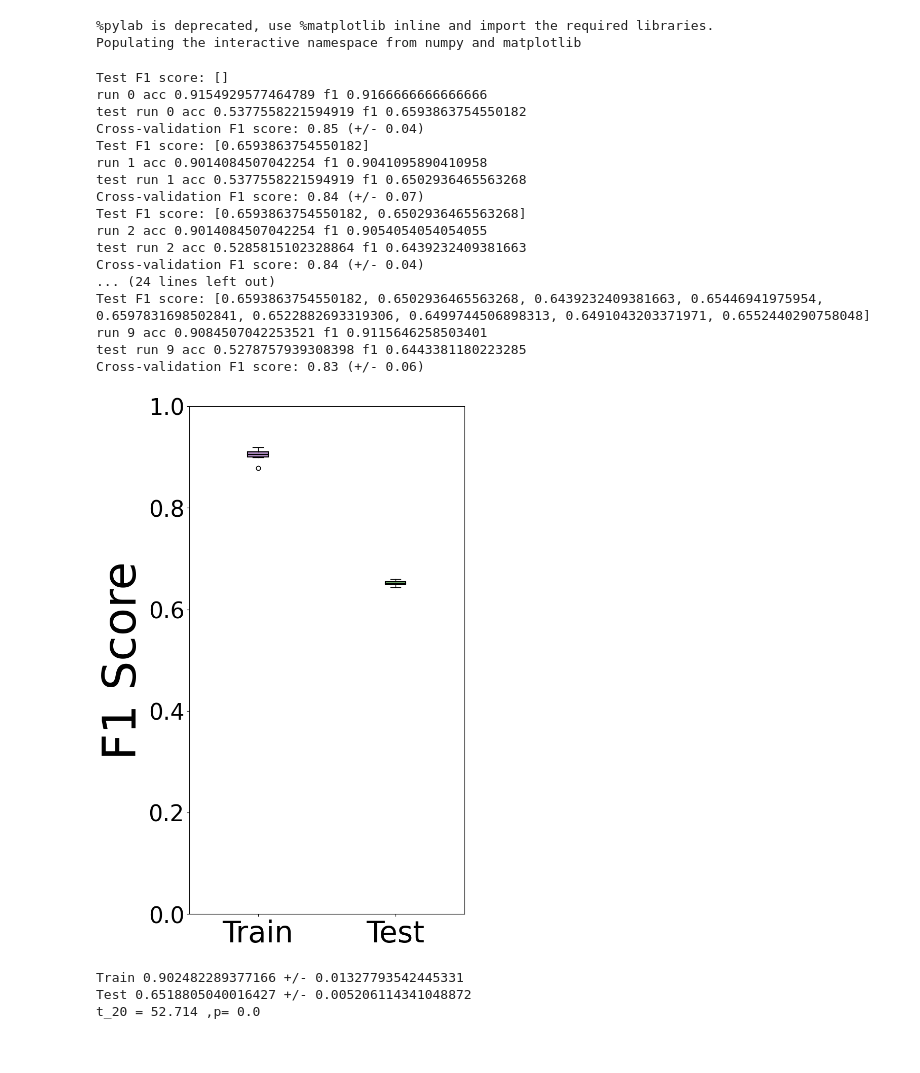
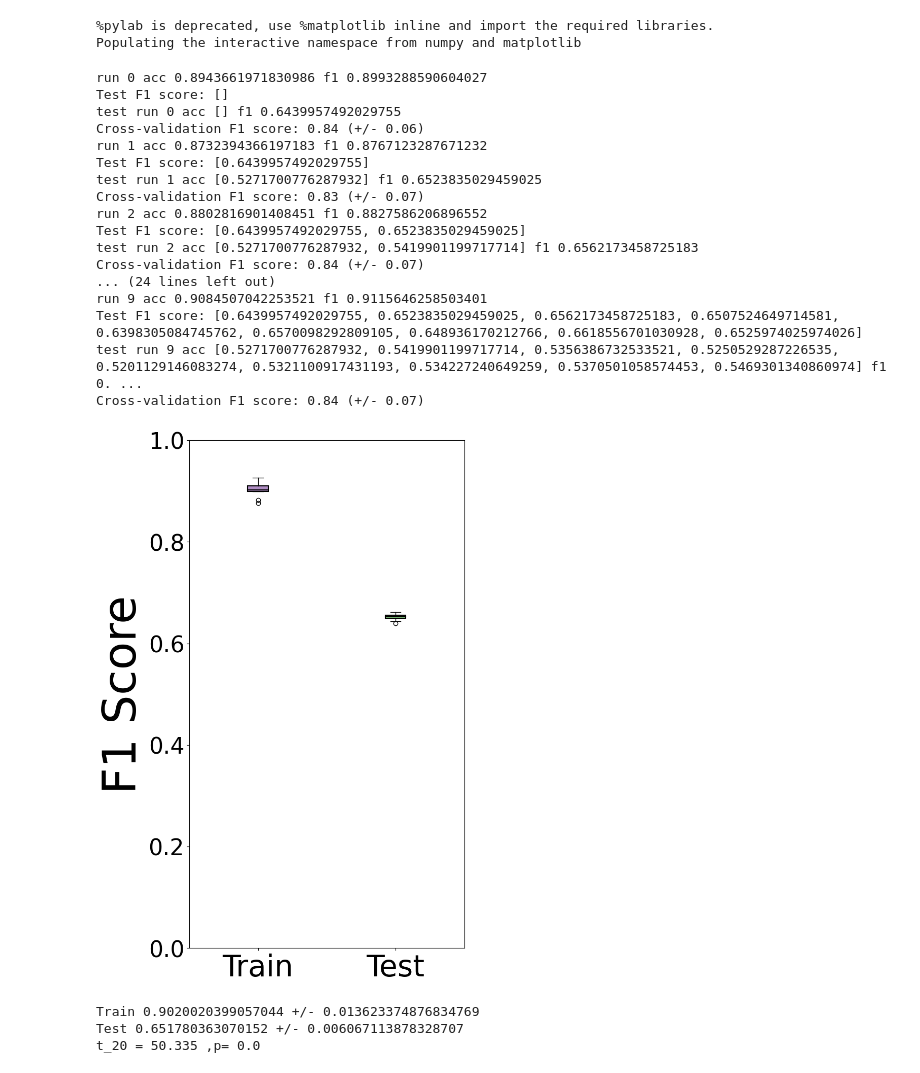
Before and after one commit to jiehyunjkim/cs410_upenn, a Jupyter notebook: experiments/RandomForest.ipynb, the cells around one changed output. Saved outputs shown, nothing was run; the diff lists cells and outputs as text; code cells hidden in the pictures.

```diff
--- a/experiments/RandomForest.ipynb
+++ b/experiments/RandomForest.ipynb
@@ -22,8 +22,11 @@ symp = np.load('/raid/mpsych/CACTAS/DATA/ESUS/symp_cropped_no_norm.npy')
 labels = np.array([0]*len(asymp) + [1]*len(symp))
 images = np.concatenate((asymp, symp))
 # %%
+train_acc = []
+test_acc = []
 train_f1 = []
 test_f1 = []
+
 for i in range(10):
     X, y = shuffle(images, labels, random_state=0)
     X_train, X_val, y_train, y_val = train_test_split(X, y, test_size=0.10, random_state=0)
@@ -41,10 +44,13 @@ for i in range(10):
 
     y_pred = rf.predict(X_val_raveled)
 
+    # Training acc, f1
+    train_accuracy = sklearn.metrics.accuracy_score(y_val, y_pred)
     f1 = sklearn.metrics.f1_score(y_val, y_pred)
+    print('run', i, 'acc', train_accuracy, 'f1', f1)
     print('Test F1 score:', test_f1)
+    train_acc.append(train_accuracy)
     train_f1.append(f1)
-    print('run', i, 'acc', sklearn.metrics.accuracy_score(y_val, y_pred), 'f1', f1)
 
     asymp_test = np.load('/raid/mpsych/CACTAS/DATA/ESUS/asymp_cropped.npy')
     symp_test = np.load('/raid/mpsych/CACTAS/DATA/ESUS/symp_cropped.npy')
@@ -58,31 +64,34 @@ for i in range(10):
 
     y_pred = rf.predict(X_test_raveled)
 
-    test_acc = sklearn.metrics.accuracy_score(y_test, y_pred)
+
+    # Testing acc, f1
+    c_test_acc = sklearn.metrics.accuracy_score(y_test, y_pred)
     c_test_f1 = sklearn.metrics.f1_score(y_test, y_pred)
     print('test run', i, 'acc', test_acc, 'f1', c_test_f1)
     # Print the mean and standard deviation of the cross-validation scores
     print("Cross-validation F1 score: %0.2f (+/- %0.2f)" % (scores.mean(), scores.std() * 2))
 
-    test_f1.append(c_test_f1)
+    test_acc.append(c_test_acc) # acc test
+    test_f1.append(c_test_f1) # f1 test
 # %% [output]
+run 0 acc 0.8943661971830986 f1 0.8993288590604027
 Test F1 score: []
-run 0 acc 0.9154929577464789 f1 0.9166666666666666
-test run 0 acc 0.5377558221594919 f1 0.6593863754550182
-Cross-validation F1 score: 0.85 (+/- 0.04)
-Test F1 score: [0.6593863754550182]
-run 1 acc 0.9014084507042254 f1 0.9041095890410958
-test run 1 acc 0.5377558221594919 f1 0.6502936465563268
+test run 0 acc [] f1 0.6439957492029755
+Cross-validation F1 score: 0.84 (+/- 0.06)
+run 1 acc 0.8732394366197183 f1 0.8767123287671232
+Test F1 score: [0.6439957492029755]
+test run 1 acc [0.5271700776287932] f1 0.6523835029459025
+Cross-validation F1 score: 0.83 (+/- 0.07)
+run 2 acc 0.8802816901408451 f1 0.8827586206896552
+Test F1 score: [0.6439957492029755, 0.6523835029459025]
+test run 2 acc [0.5271700776287932, 0.5419901199717714] f1 0.6562173458725183
 Cross-validation F1 score: 0.84 (+/- 0.07)
-Test F1 score: [0.6593863754550182, 0.6502936465563268]
-run 2 acc 0.9014084507042254 f1 0.9054054054054055
-test run 2 acc 0.5285815102328864 f1 0.6439232409381663
-Cross-validation F1 score: 0.84 (+/- 0.04)
 ... (24 lines left out)
-Test F1 score: [0.6593863754550182, 0.6502936465563268, 0.6439232409381663, 0.65446941975954, 0.6597831698502841, 0.6522882693319306, 0.6499744506898313, 0.6491043203371971, 0.6552440290758048]
 run 9 acc 0.9084507042253521 f1 0.9115646258503401
-test run 9 acc 0.5278757939308398 f1 0.6443381180223285
-Cross-validation F1 score: 0.83 (+/- 0.06)
+Test F1 score: [0.6439957492029755, 0.6523835029459025, 0.6562173458725183, 0.6507524649714581, 0.6398305084745762, 0.6570098292809105, 0.648936170212766, 0.6618556701030928, 0.6525974025974026]
+test run 9 acc [0.5271700776287932, 0.5419901199717714, 0.5356386732533521, 0.5250529287226535, 0.5201129146083274, 0.5321100917431193, 0.534227240649259, 0.5370501058574453, 0.5469301340860974] f1 0. ...
+Cross-validation F1 score: 0.84 (+/- 0.07)
 # %%
 def boxplot(all_data, labels, y_label='Time [s]', y_lim_min=0, y_lim=1000, title=None, outputdir='/home/thuytien.chu001/CACTAS/_EXPERIMENTS/'):
     matplotlib.rcParams.update({'font.size': 32})
@@ -139,11 +148,12 @@ def boxplot(all_data, labels, y_label='Time [s]', y_lim_min=0, y_lim=1000, title
 
     print('t_'+str(len(all_data[0]+all_data[1])), '=', str(round(ttest[0],3)), ',p=',str(round(ttest[1],2)))
 # %%
+#f1 boxplot
 data = [train_f1, test_f1]
 labels = ['Train', 'Test']
-boxplot(data, labels, y_lim=1, y_label='F1 Score', outputdir='/home/thuytien.chu001/CACTAS/_EXPERIMENTS/')
+C.Util.boxplot(data, labels, y_lim=1, y_label='F1 Score', outputdir='/home/thuytien.chu001/CACTAS/_EXPERIMENTS/')
 # %% [output]
-[figure, old version]
+[figure, new version]
-Train 0.902482289377166 +/- 0.01327793542445331
-Test 0.6518805040016427 +/- 0.005206114341048872
-t_20 = 52.714 ,p= 0.0
+Train 0.9020020399057044 +/- 0.013623374876834769
+Test 0.651780363070152 +/- 0.006067113878328707
+t_20 = 50.335 ,p= 0.0
```
Also changed, not shown: parts of 1 cell of this notebook.
